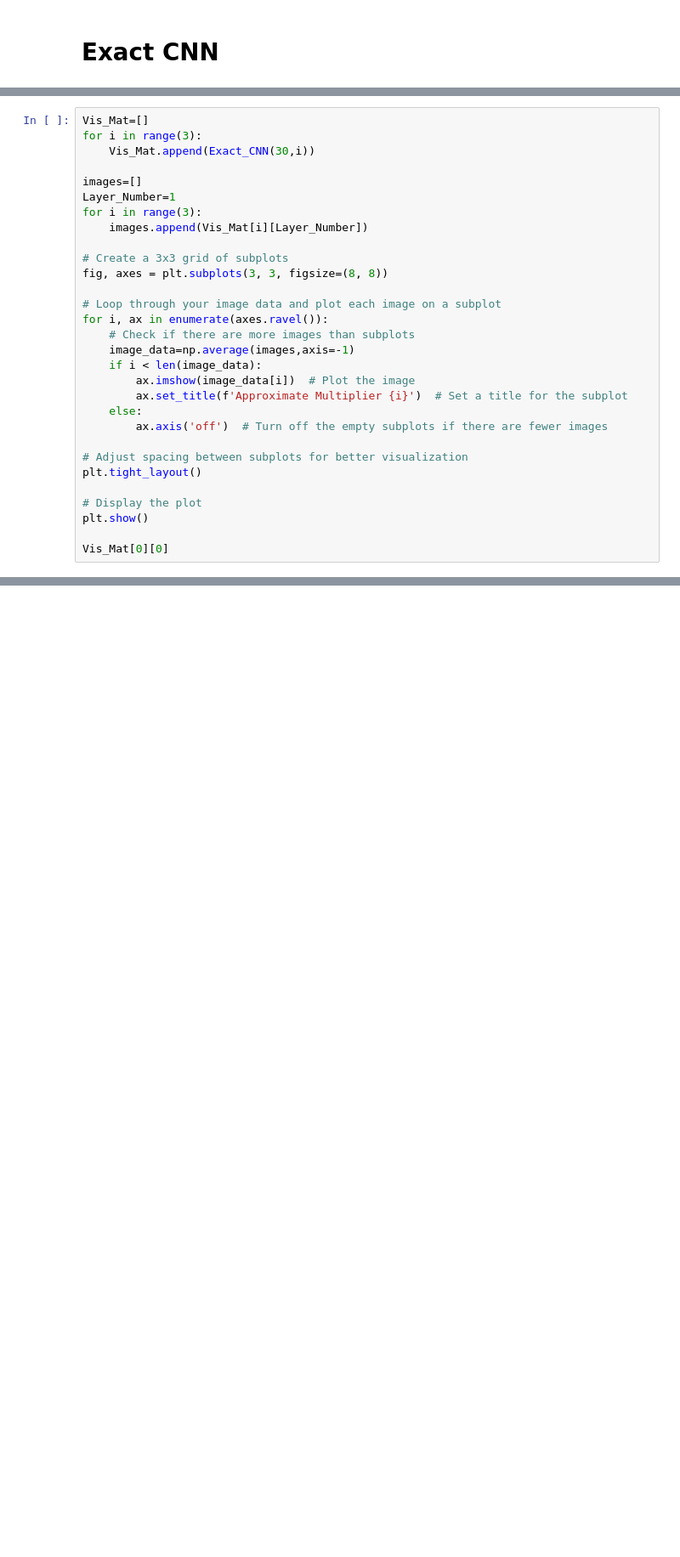
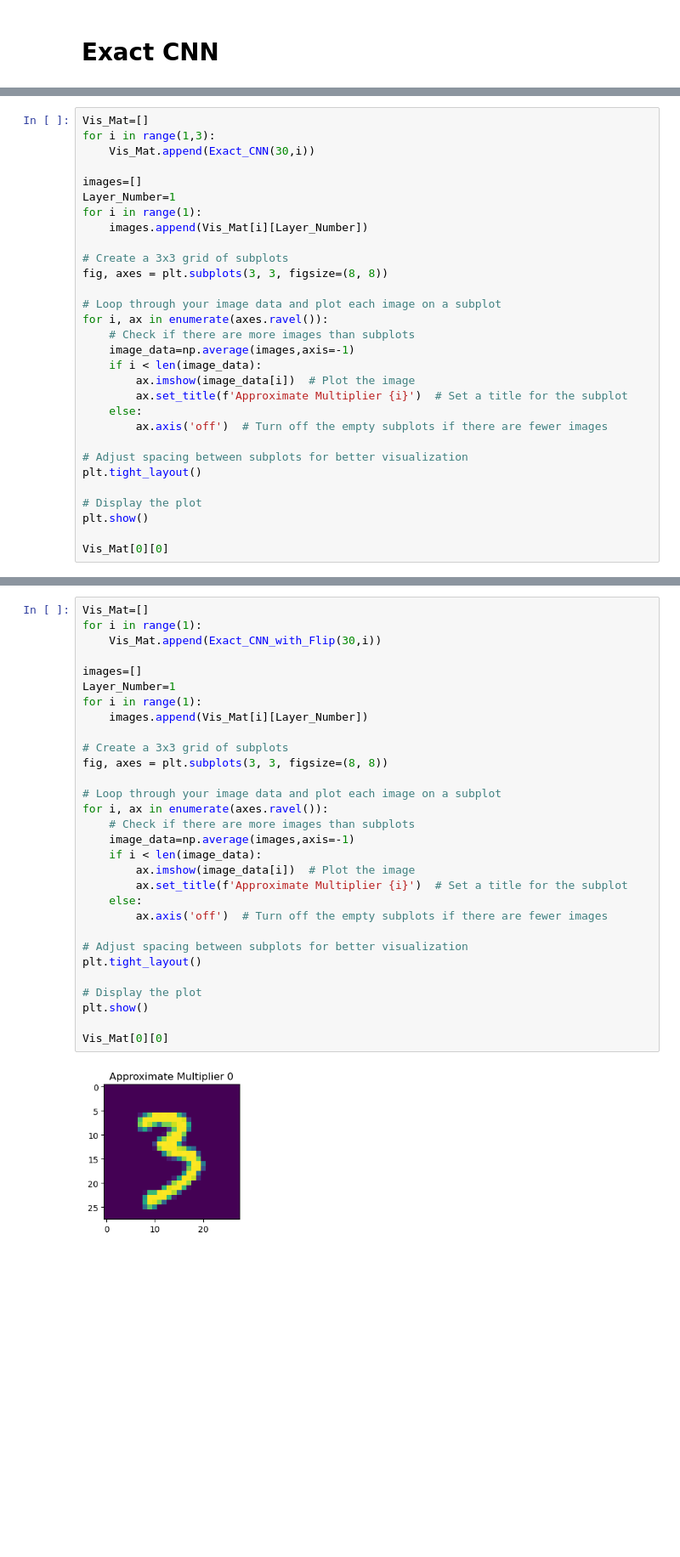
Before and after one commit to DerBurri/ecp, a Jupyter notebook: exercise_2/main_max.ipynb, the cells around one changed output, grey strips where cells are left out. Shown at 85% size. Saved outputs shown, nothing was run; the diff lists cells and outputs as text; blank space fills up the shorter version.

```diff
--- a/exercise_2/main_max.ipynb
+++ b/exercise_2/main_max.ipynb
@@ -200,11 +300,11 @@ def Exact_CNN(k ,t):
 # %%
 Vis_Mat=[]
-for i in range(3):
+for i in range(1,3):
     Vis_Mat.append(Exact_CNN(30,i))
 
 images=[]
 Layer_Number=1
-for i in range(3):
+for i in range(1):
     images.append(Vis_Mat[i][Layer_Number])
 
 # Create a 3x3 grid of subplots
@@ -232,0 +332,32 @@ Vis_Mat[0][0]
+# %%
+Vis_Mat=[]
+for i in range(1):
+    Vis_Mat.append(Exact_CNN_with_Flip(30,i))
+
+images=[]
+Layer_Number=1
+for i in range(1):
+    images.append(Vis_Mat[i][Layer_Number])
+
+# Create a 3x3 grid of subplots
+fig, axes = plt.subplots(3, 3, figsize=(8, 8))
+
+# Loop through your image data and plot each image on a subplot
+for i, ax in enumerate(axes.ravel()):
+    # Check if there are more images than subplots
+    image_data=np.average(images,axis=-1)
+    if i < len(image_data):
+        ax.imshow(image_data[i])  # Plot the image
+        ax.set_title(f'Approximate Multiplier {i}')  # Set a title for the subplot
+    else:
+        ax.axis('off')  # Turn off the empty subplots if there are fewer images
+
+# Adjust spacing between subplots for better visualization
+plt.tight_layout()
+
+# Display the plot
+plt.show()
+
+Vis_Mat[0][0]
+# %% [output]
+[figure, added]
```
Also changed, not shown: parts of 13 cells of this notebook.
